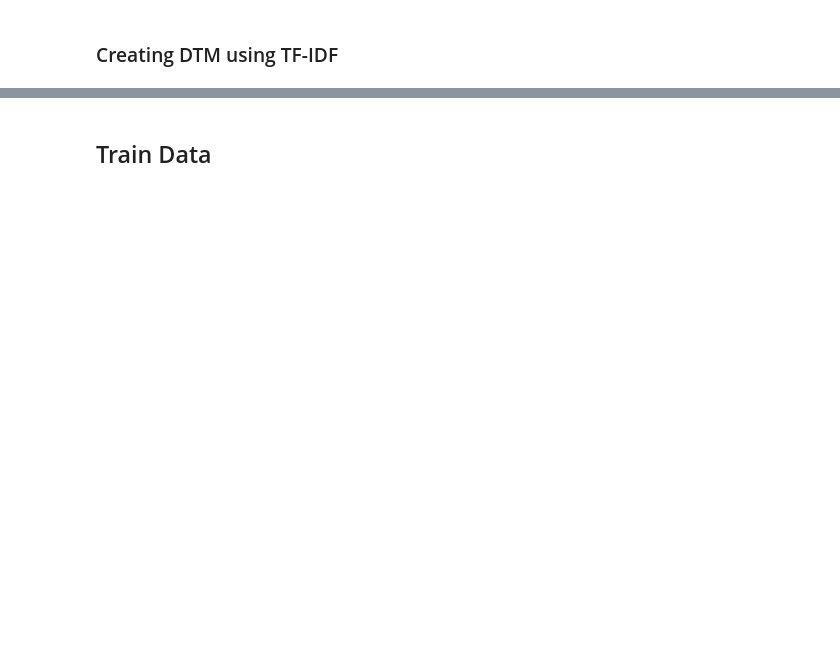
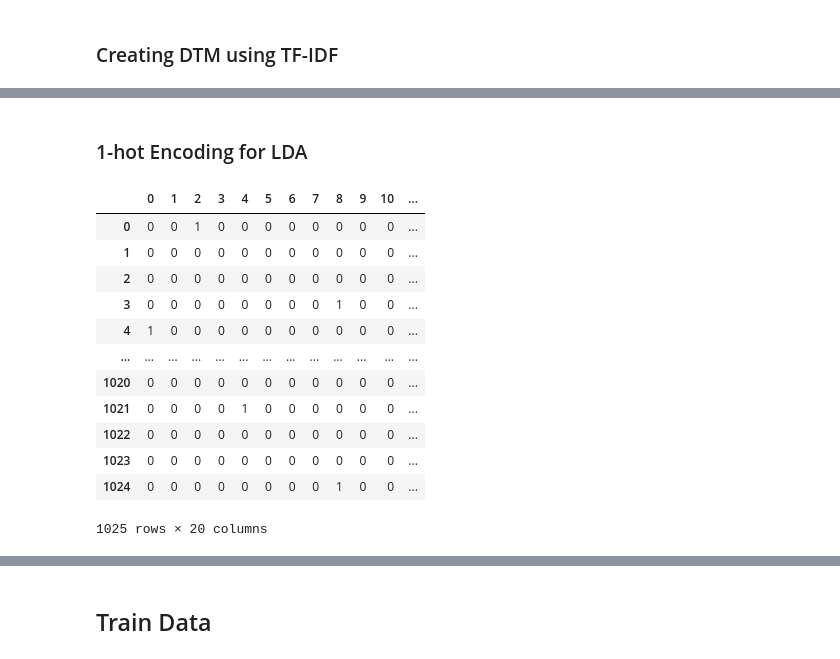
Before and after one commit to alxrpatrick/Skripsi, a Jupyter notebook: Skripsi.ipynb, the cells around one changed output, grey strips where cells are left out. Saved outputs shown, nothing was run; the diff lists cells and outputs as text; code cells hidden in the pictures; blank space fills up the shorter version.

```diff
--- a/Skripsi.ipynb
+++ b/Skripsi.ipynb
@@ -400,0 +1346,4 @@ journal_table.drop(["pages"], axis=1, inplace=True)
+# %%
+journal_tablen=journal_table.copy()
+# %%
+journal_tablen.drop(['journal_id', 'issue_id'], axis=1, inplace=True)
@@ -400,0 +1366,4 @@ journal_table.drop(["pages"], axis=1, inplace=True)
+# %% [markdown]
+### 1-hot Encoding for LDA
+# %%
+title_lda = pd.get_dummies(journal_tablen['title_lda'])
@@ -400,0 +1374,16 @@ journal_table.drop(["pages"], axis=1, inplace=True)
+# %%
+title_lda
+# %% [output]
+|  | 0 | 1 | 2 | 3 | 4 | 5 | 6 | 7 | 8 | 9 | 10 | ... |
+| 0 | 0 | 0 | 1 | 0 | 0 | 0 | 0 | 0 | 0 | 0 | 0 | ... |
+| 1 | 0 | 0 | 0 | 0 | 0 | 0 | 0 | 0 | 0 | 0 | 0 | ... |
+| 2 | 0 | 0 | 0 | 0 | 0 | 0 | 0 | 0 | 0 | 0 | 0 | ... |
+| 3 | 0 | 0 | 0 | 0 | 0 | 0 | 0 | 0 | 1 | 0 | 0 | ... |
+| 4 | 1 | 0 | 0 | 0 | 0 | 0 | 0 | 0 | 0 | 0 | 0 | ... |
+| ... | ... | ... | ... | ... | ... | ... | ... | ... | ... | ... | ... | ... |
+| 1020 | 0 | 0 | 0 | 0 | 0 | 0 | 0 | 0 | 0 | 0 | 0 | ... |
+| 1021 | 0 | 0 | 0 | 0 | 1 | 0 | 0 | 0 | 0 | 0 | 0 | ... |
+| 1022 | 0 | 0 | 0 | 0 | 0 | 0 | 0 | 0 | 0 | 0 | 0 | ... |
+| 1023 | 0 | 0 | 0 | 0 | 0 | 0 | 0 | 0 | 0 | 0 | 0 | ... |
+| 1024 | 0 | 0 | 0 | 0 | 0 | 0 | 0 | 0 | 1 | 0 | 0 | ... |
+1025 rows × 20 columns
```
Also changed, not shown: parts of 285 cells of this notebook.
